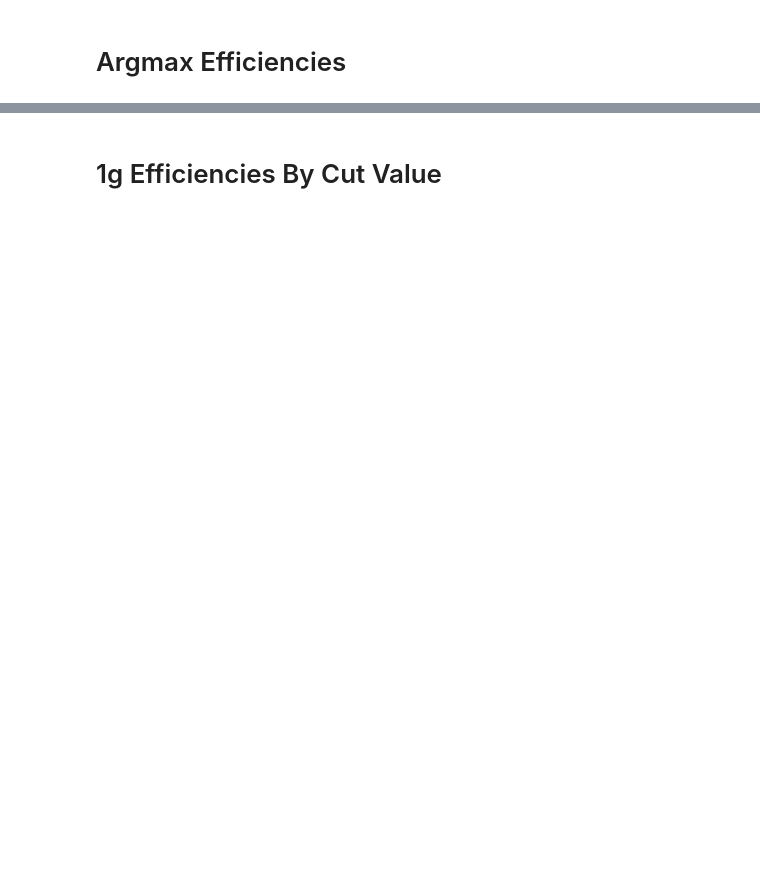
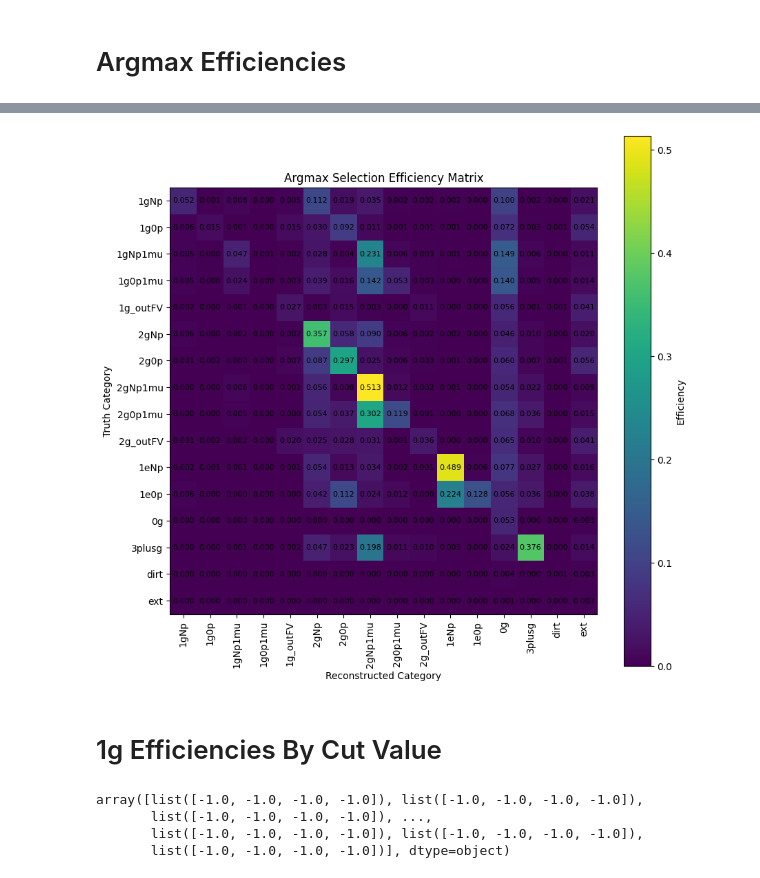
Before and after one commit to leehagaman/uboone_ngem, a Jupyter notebook: ipynb_notebooks/efficiencies.ipynb, the cells around one changed output, grey strips where cells are left out. Saved outputs shown, nothing was run; the diff lists cells and outputs as text; code cells hidden in the pictures; blank space fills up the shorter version.

```diff
--- a/ipynb_notebooks/efficiencies.ipynb
+++ b/ipynb_notebooks/efficiencies.ipynb
@@ -91,21 +191,19 @@ for i in range(len(topological_category_labels)):
 # %%
-argmax_sel_matrix = np.zeros((len(topological_category_labels), len(topological_category_labels)))
+argmax_eff_matrix = (argmax_sel_matrix.T / total_num_truth_by_category).T
 
+plt.figure(figsize=(10, 10))
+plt.imshow(argmax_eff_matrix)
+plt.colorbar(label="Efficiency")
 for i in range(len(topological_category_labels)):
     for j in range(len(topological_category_labels)):
-        argmax_sel_matrix[i, j] = presel_merged_df.query(f"topological_signal_category == '{topological_category_labels[i]}' and reco_category_argmax_index == {j}")["wc_net_weight"].sum()
-
-plt.figure(figsize=(10, 10))
-plt.imshow(argmax_sel_matrix, cmap="Blues")
-for i in range(len(topological_category_labels)):
-    for j in range(len(topological_category_labels)):
-        plt.text(j, i, f'{argmax_sel_matrix[i,j]:.1f}', ha='center', va='center')
-plt.colorbar(label="Number of Events")
+        plt.text(j, i, f'{argmax_eff_matrix[i,j]:.3f}', ha='center', va='center', fontsize=8)
 plt.xticks(range(len(topological_category_labels)), topological_category_labels, rotation=90)
 plt.yticks(range(len(topological_category_labels)), topological_category_labels)
 plt.xlabel("Reconstructed Category")
 plt.ylabel("Truth Category")
 plt.title("Argmax Selection Efficiency Matrix")
 plt.show()
+# %% [output]
+[figure, added]
 # %% [markdown]
 # 1g Efficiencies By Cut Value
@@ -111,0 +219,7 @@ plt.show()
+# %%
+merged_df["wc_truth_muonMomentum"].to_numpy()
+# %% [output]
+array([list([-1.0, -1.0, -1.0, -1.0]), list([-1.0, -1.0, -1.0, -1.0]),
+       list([-1.0, -1.0, -1.0, -1.0]), ...,
+       list([-1.0, -1.0, -1.0, -1.0]), list([-1.0, -1.0, -1.0, -1.0]),
+       list([-1.0, -1.0, -1.0, -1.0])], dtype=object)
```
Also changed, not shown: parts of 9 cells of this notebook, 6 other files.
